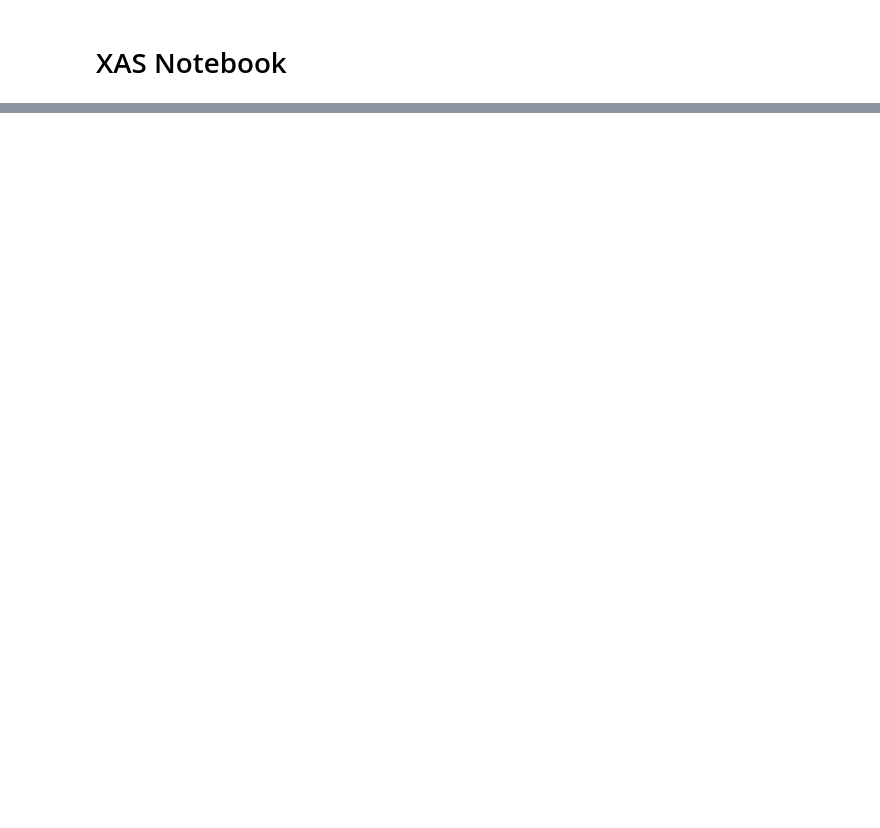
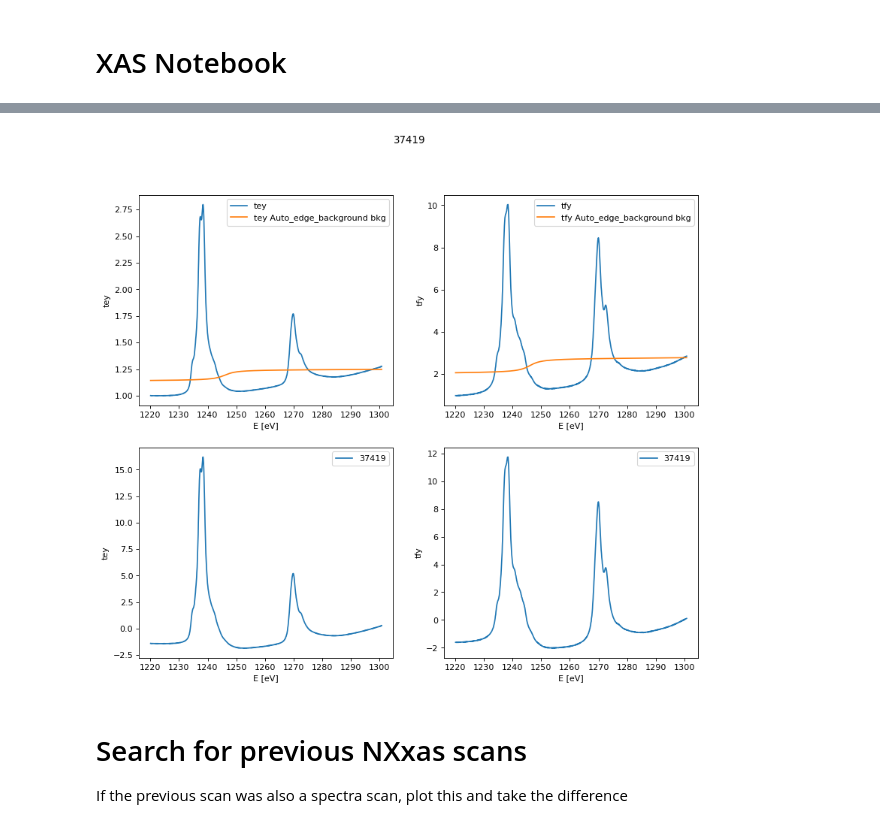
Before and after one commit to DiamondLightSource/mmg_toolbox, a Jupyter notebook: notebooks/xas_notebook.ipynb, the cells around one changed output, grey strips where cells are left out. Saved outputs shown, nothing was run; the diff lists cells and outputs as text; code cells hidden in the pictures; blank space fills up the shorter version.

```diff
--- a/notebooks/xas_notebook.ipynb
+++ b/notebooks/xas_notebook.ipynb
@@ -109,0 +175,20 @@ ax[1].legend()
+# %%
+# 2. Fit and subtract background
+scan.auto_edge_background(peak_width_ev=10.)
+
+# Plot background subtracted scans
+fig, axes = plt.subplots(2, 2, figsize=(12, 10), dpi=80)
+fig.suptitle(scan.name)
+for n, (mode, spectra) in enumerate(scan.spectra.items()):
+    spectra.plot_parents(ax=axes[0, n])
+    spectra.plot_bkg(ax=axes[0, n])
+    axes[0, n].set_ylabel(mode)
+
+    spectra.plot(ax=axes[1, n], label=scan.name)
+    axes[1, n].set_ylabel(mode)
+
+for ax in axes.flat:
+    ax.set_xlabel('E [eV]')
+    ax.legend()
+# %% [output]
+[figure, added]
@@ -109,0 +198,3 @@ ax[1].legend()
+# %% [markdown]
+# Search for previous NXxas scans
+If the previous scan was also a spectra scan, plot this and take the difference
```
Also changed, not shown: parts of 19 cells of this notebook, 23 other files.
